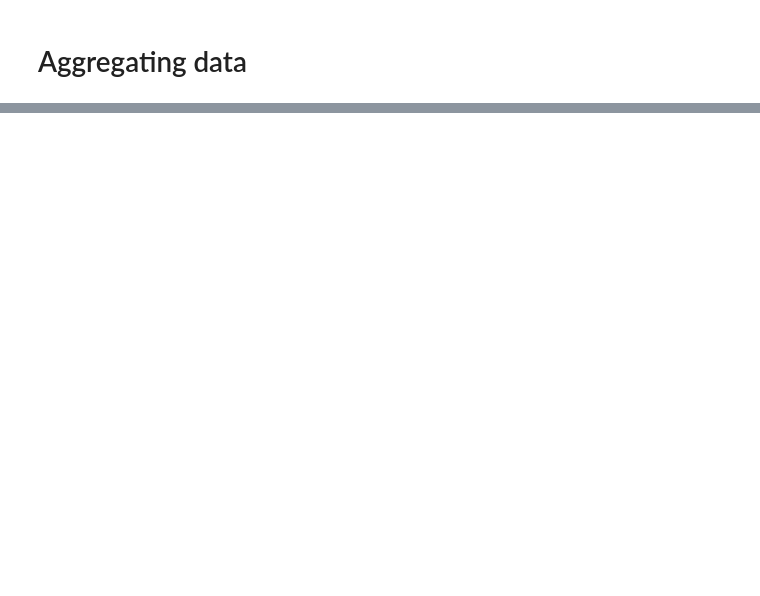
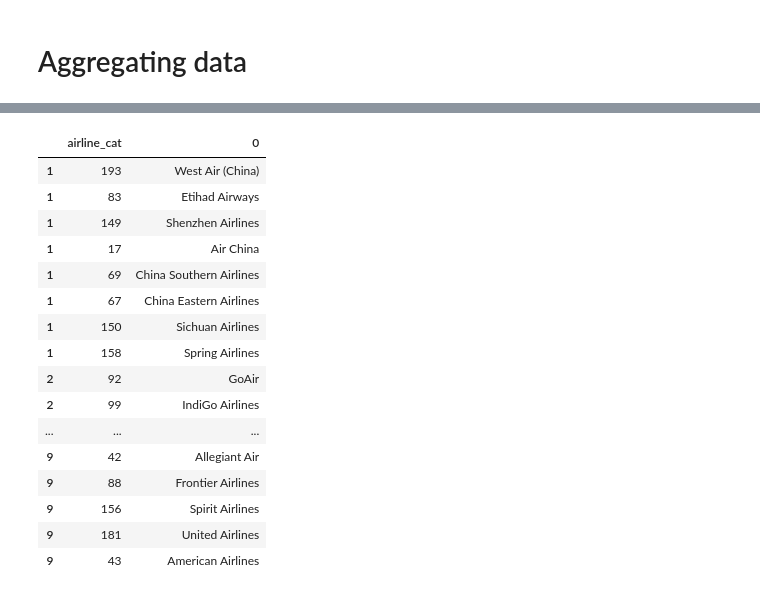
Before and after one commit to JZYoshi/AFDA, a Jupyter notebook: classification/Classification.ipynb, the cells around one changed output, grey strips where cells are left out. Drawn from its saved outputs; the diff is of its cells as text; code cells hidden in the pictures; blank space fills up the shorter version.

```diff
--- a/classification/Classification.ipynb
+++ b/classification/Classification.ipynb
@@ -162,4 +176,4 @@ idg = np.argsort(groupes_cah)
 df1 = pandas.DataFrame(df_median.index[idg],groupes_cah[idg])
 df2 = pd.DataFrame.from_dict(airlines_decoder, orient='index')
 # %%
-pd.merge(df1, df2, how = 'left', left_on = 'airline_cat', right_index = True)
+classif = pd.merge(df1, df2, how = 'left', left_on = 'airline_cat', right_index = True)
@@ -201,0 +203,21 @@ df_median.groupby('group').median().loc[:,columns_sorted]
+# %%
+pandas.set_option('display.max_rows', 63)
+classif
+# %% [output]
+|  | airline_cat | 0 |
+| 1 | 193 | West Air (China) |
+| 1 | 83 | Etihad Airways |
+| 1 | 149 | Shenzhen Airlines |
+| 1 | 17 | Air China |
+| 1 | 69 | China Southern Airlines |
+| 1 | 67 | China Eastern Airlines |
+| 1 | 150 | Sichuan Airlines |
+| 1 | 158 | Spring Airlines |
+| 2 | 92 | GoAir |
+| 2 | 99 | IndiGo Airlines |
+| ... | ... | ... |
+| 9 | 42 | Allegiant Air |
+| 9 | 88 | Frontier Airlines |
+| 9 | 156 | Spirit Airlines |
+| 9 | 181 | United Airlines |
+| 9 | 43 | American Airlines |
```
Also changed, not shown: parts of 23 cells of this notebook.
